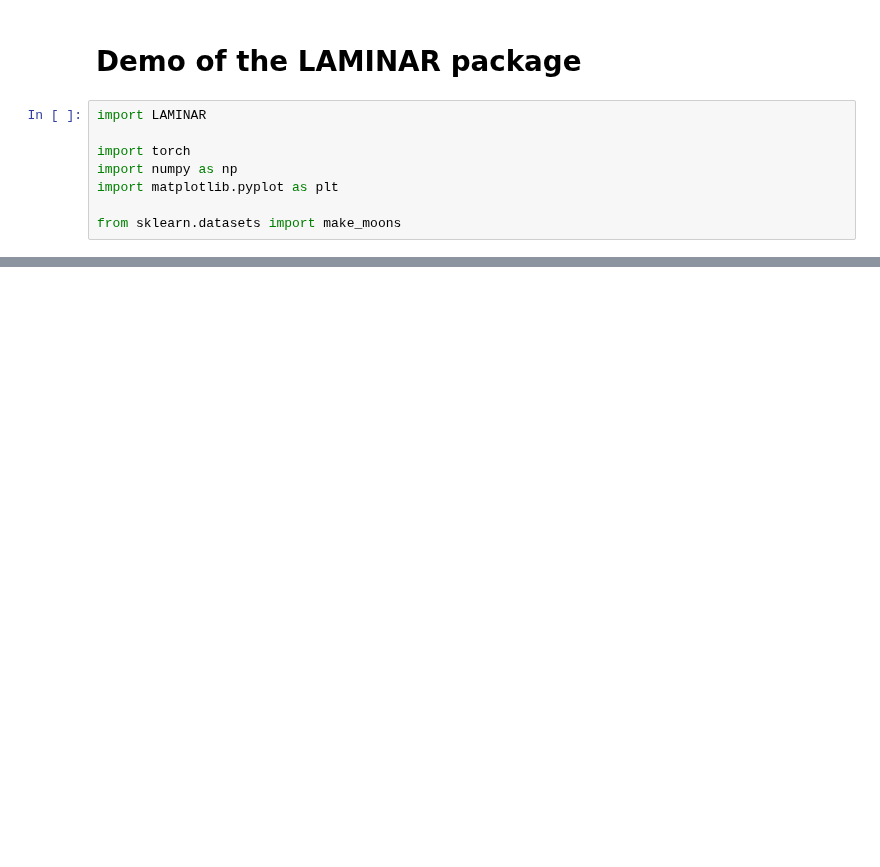
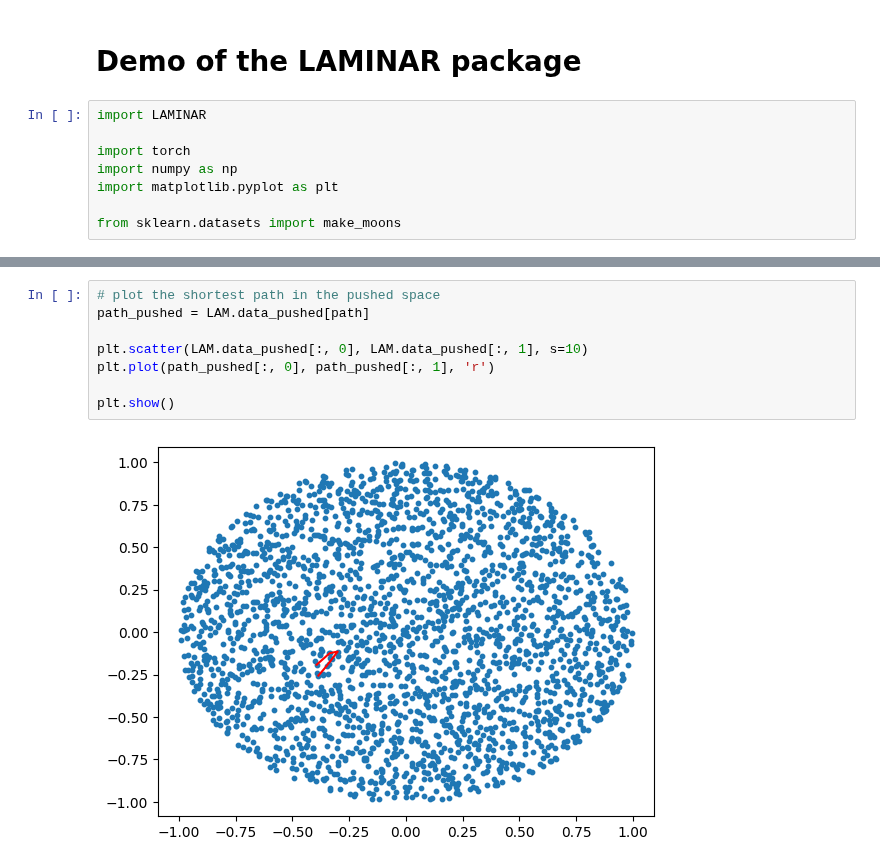
Before and after one commit to CKleiber/LAMINAR, a Jupyter notebook: notebooks/demo.ipynb, the cells around one changed output, grey strips where cells are left out. Drawn from its saved outputs; the diff is of its cells as text; blank space fills up the shorter version.

```diff
--- a/notebooks/demo.ipynb
+++ b/notebooks/demo.ipynb
@@ -109,0 +108,10 @@ plt.show()
+# %%
+# plot the shortest path in the pushed space
+path_pushed = LAM.data_pushed[path]
+
+plt.scatter(LAM.data_pushed[:, 0], LAM.data_pushed[:, 1], s=10)
+plt.plot(path_pushed[:, 0], path_pushed[:, 1], 'r')
+
+plt.show()
+# %% [output]
+[figure, added]
```
Also changed, not shown: parts of 10 cells of this notebook, 3 other files.
